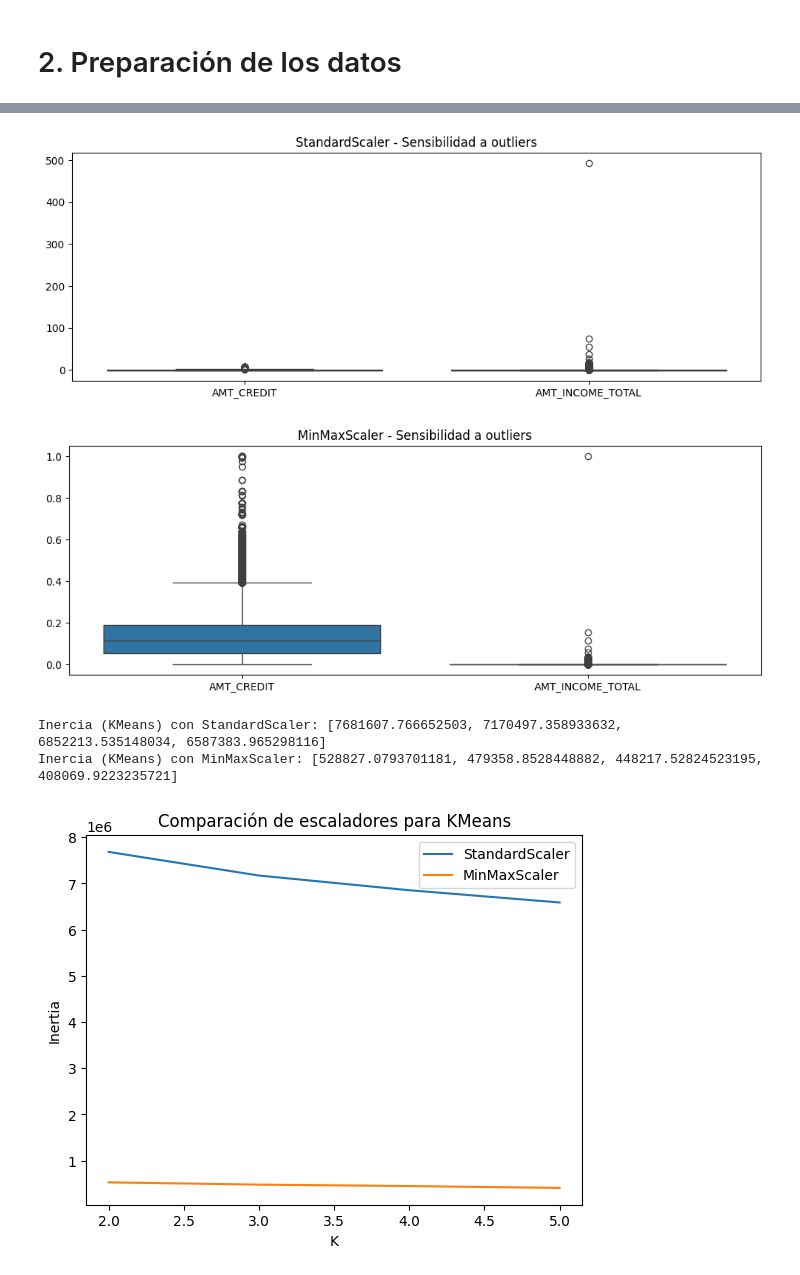
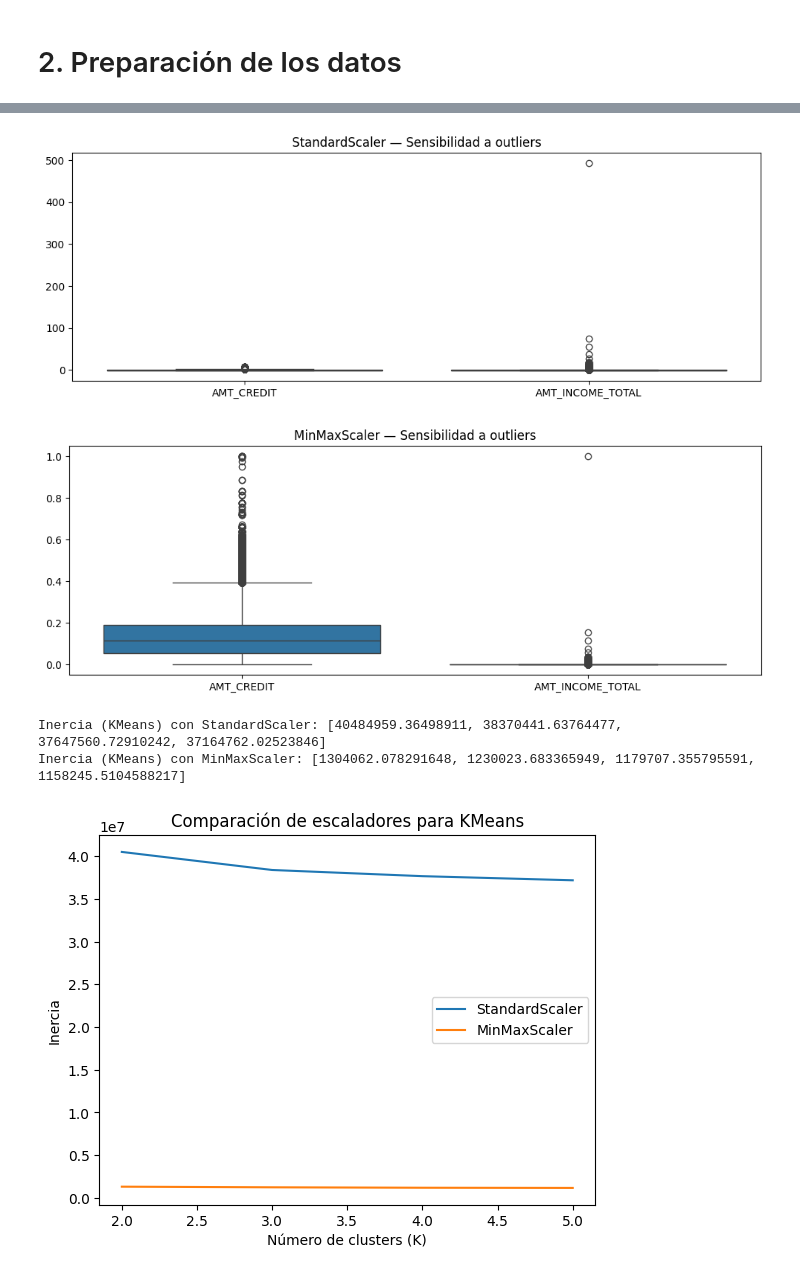
Before and after one commit to ezequielesq/Prueba-N3-Machine-Learning, a Jupyter notebook: Prueba_N°3.ipynb, the cells around one changed output, grey strips where cells are left out. Cells and saved outputs as stored; diff of their text form; code cells hidden in the pictures.

```diff
--- a/Prueba_N°3.ipynb
+++ b/Prueba_N°3.ipynb
@@ -1115,0 +712,6 @@ Dimensiones finales después del encoding: (307511, 27)
+# %%
+numeric_cols = app.select_dtypes(include=['int64', 'float64']).columns.tolist()
+categorical_cols = app.select_dtypes(include=['object']).columns.tolist()
+
+print("Numéricas:", len(numeric_cols))
+print("Categóricas:", len(categorical_cols))
@@ -1115,0 +909,12 @@ Dimensiones finales después del encoding: (307511, 27)
+# %%
+# Convertir columnas temporales a años
+app['YEARS_BIRTH'] = (app['DAYS_BIRTH'] / 365).abs()
+app['YEARS_EMPLOYED'] = (app['DAYS_EMPLOYED'] / 365).abs()
+app['YEARS_REGISTRATION'] = (app['DAYS_REGISTRATION'] / 365).abs()
+app['YEARS_ID_PUBLISH'] = (app['DAYS_ID_PUBLISH'] / 365).abs()
+
+# Luego podemos eliminar las columnas en días si quieres
+app.drop(columns=[
+    'DAYS_BIRTH', 'DAYS_EMPLOYED',
+    'DAYS_REGISTRATION', 'DAYS_ID_PUBLISH'
+], inplace=True)
@@ -1116,12 +931,10 @@ Dimensiones finales después del encoding: (307511, 27)
 # %%
-# Comparación de StandardScaler vs MinMaxScaler
+# Comparación entre StandardScaler y MinMaxScaler
 
-# Dataset a comparar (solo numéricas + EDU_LEVEL)
-X = app_encoded.copy()
+# Dataset a comparar
+X = app.copy()
 
-# ------------------------------
-# 1. Aplicar ambos escaladores
-# ------------------------------
+# Aplicar ambos escaladores
 
 std_scaler = StandardScaler()
 minmax_scaler = MinMaxScaler()
@@ -1129,34 +942,31 @@ minmax_scaler = MinMaxScaler()
 X_std = pd.DataFrame(std_scaler.fit_transform(X), columns=X.columns)
 X_minmax = pd.DataFrame(minmax_scaler.fit_transform(X), columns=X.columns)
 
-
-# Comparación estadística
+# Comparación de estadísticas descriptivas
 
 print("\n=== StandardScaler Stats ===")
 print(X_std.describe().T[['mean','std','min','max']])
 
 print("\n=== MinMaxScaler Stats ===")
-print(X_minmax.describe().T[['mean','std','min','max']])
-
+print(X_minmax.describe().T[['min','max']])
 
 # Sensibilidad a outliers
 
 plt.figure(figsize=(12,4))
 sns.boxplot(data=X_std[['AMT_CREDIT','AMT_INCOME_TOTAL']])
-plt.title("StandardScaler - Sensibilidad a outliers")
+plt.title("StandardScaler — Sensibilidad a outliers")
 plt.show()
 
 plt.figure(figsize=(12,4))
 sns.boxplot(data=X_minmax[['AMT_CREDIT','AMT_INCOME_TOTAL']])
-plt.title("MinMaxScaler - Sensibilidad a outliers")
+plt.title("MinMaxScaler — Sensibilidad a outliers")
 plt.show()
-
 
 # Comparación de inercia en KMeans
 
 def inertia_for(X_scaled):
     inertias = []
-    for k in range(2,6):
+    for k in range(2, 6):
         km = KMeans(n_clusters=k, random_state=42)
         km.fit(X_scaled)
         inertias.append(km.inertia_)
@@ -1168,11 +978,10 @@ inertia_minmax = inertia_for(X_minmax)
 print("\nInercia (KMeans) con StandardScaler:", inertia_std)
 print("Inercia (KMeans) con MinMaxScaler:", inertia_minmax)
 
-# Gráfico comparativo
 plt.plot(range(2,6), inertia_std, label="StandardScaler")
 plt.plot(range(2,6), inertia_minmax, label="MinMaxScaler")
-plt.xlabel("K")
-plt.ylabel("Inertia")
+plt.xlabel("Número de clusters (K)")
+plt.ylabel("Inercia")
 plt.title("Comparación de escaladores para KMeans")
 plt.legend()
 plt.show()
@@ -1197,6 +1006,6 @@ NAME_FAMILY_STATUS_Widow                 0.052317  0.222666  0.0  1.0
 [figure]
 [figure]
-Inercia (KMeans) con StandardScaler: [7681607.766652503, 7170497.358933632, 6852213.535148034, 6587383.965298116]
-Inercia (KMeans) con MinMaxScaler: [528827.0793701181, 479358.8528448882, 448217.52824523195, 408069.9223235721]
+Inercia (KMeans) con StandardScaler: [40484959.36498911, 38370441.63764477, 37647560.72910242, 37164762.02523846]
+Inercia (KMeans) con MinMaxScaler: [1304062.078291648, 1230023.683365949, 1179707.355795591, 1158245.5104588217]
-[figure, old version]
+[figure, new version]
 # %%
```
Also changed, not shown: parts of 35 cells of this notebook.
